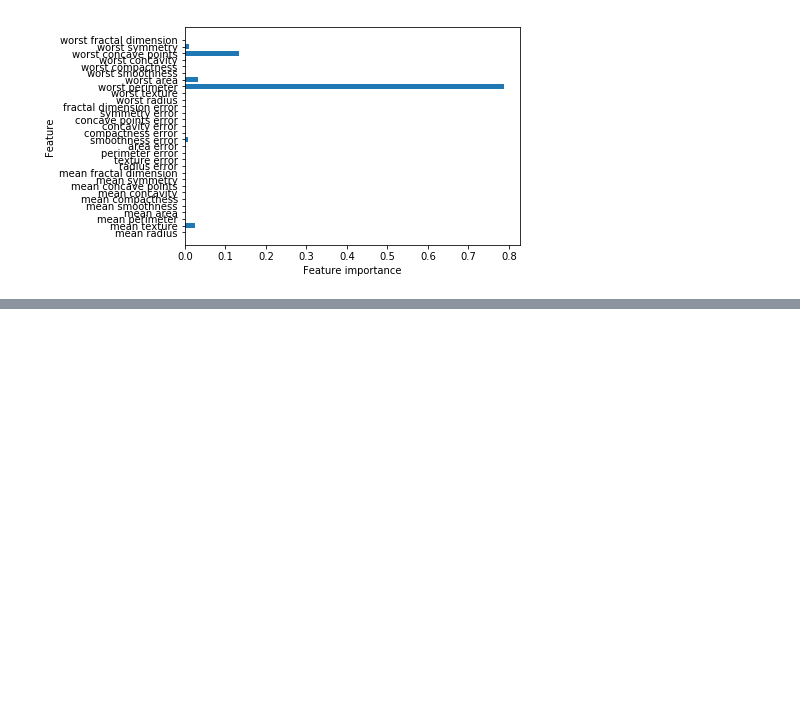
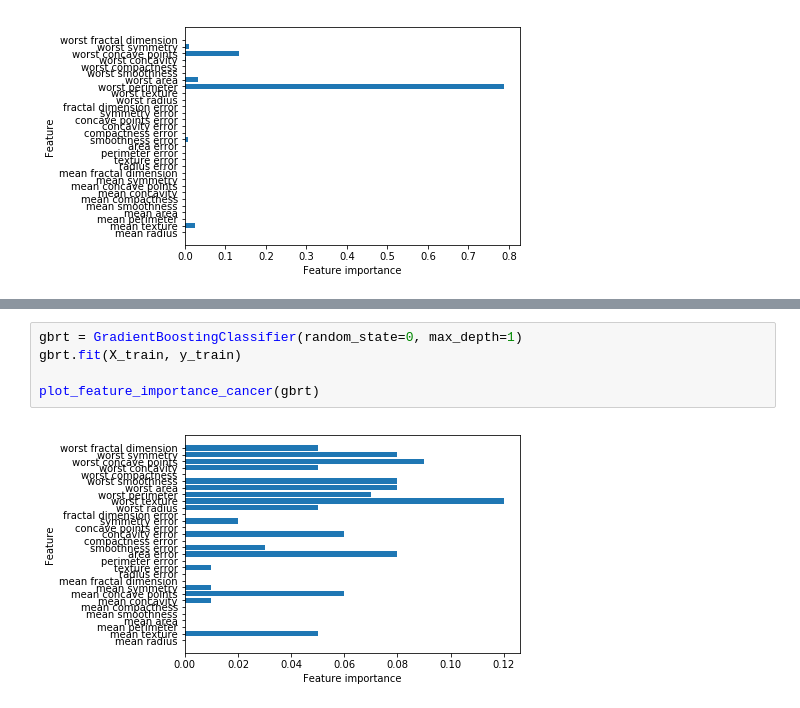
Before and after one commit to kj3104/machine_learning, a Jupyter notebook: Decision Tree.ipynb, the cells around one changed output, grey strips where cells are left out. Drawn from its saved outputs; the diff is of its cells as text; blank space fills up the shorter version.

```diff
--- a/Decision Tree.ipynb
+++ b/Decision Tree.ipynb
@@ -57,0 +117,7 @@ plot_feature_importance_cancer(tree)
+# %%
+gbrt = GradientBoostingClassifier(random_state=0, max_depth=1)
+gbrt.fit(X_train, y_train)
+
+plot_feature_importance_cancer(gbrt)
+# %% [output]
+[figure, added]
```
Also changed, not shown: parts of 8 cells of this notebook.
